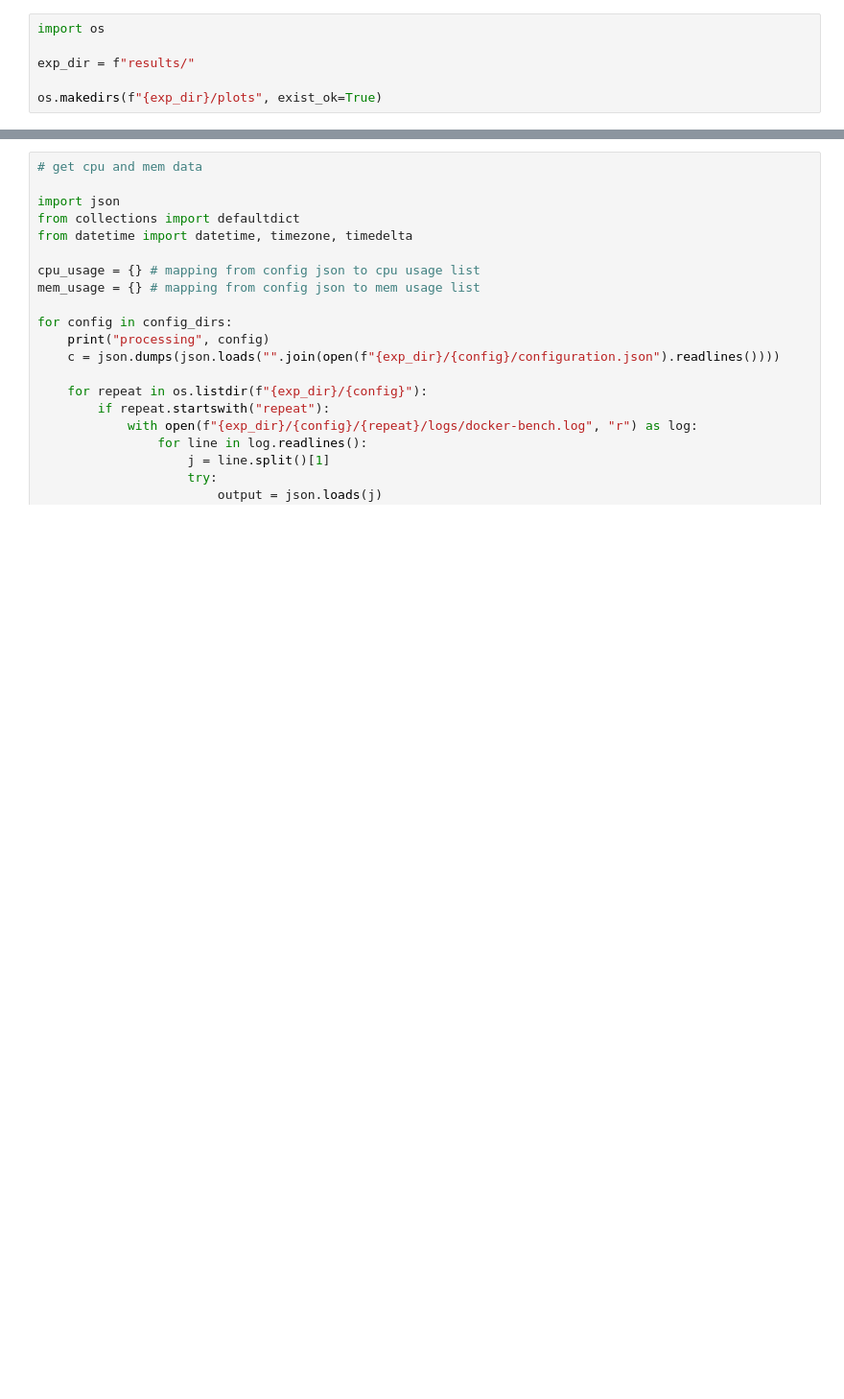
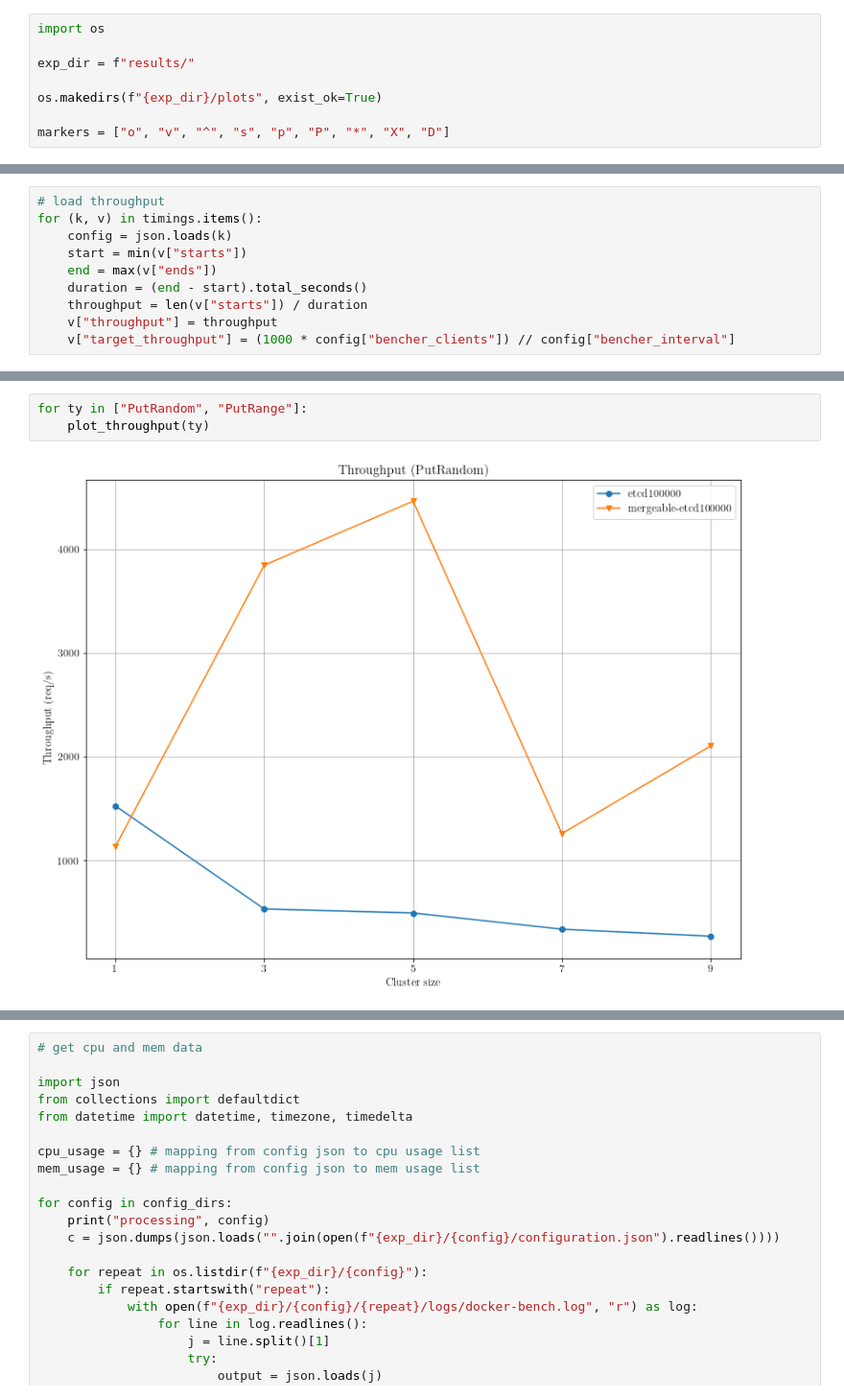
Before and after one commit to jeffa5/mergeable-etcd, a Jupyter notebook: experiments/distributed-bencher/analysis.ipynb, the cells around one changed output, grey strips where cells are left out. Shown at 96% size. Saved outputs shown, nothing was run; the diff lists cells and outputs as text; blank space fills up the shorter version.

```diff
--- a/experiments/distributed-bencher/analysis.ipynb
+++ b/experiments/distributed-bencher/analysis.ipynb
@@ -4,6 +4,8 @@ import os
 exp_dir = f"results/"
 
 os.makedirs(f"{exp_dir}/plots", exist_ok=True)
+
+markers = ["o", "v", "^", "s", "p", "P", "*", "X", "D"]
 # %%
 # latency cdfs data
 
@@ -83,0 +133,10 @@ series.describe()
+# %%
+# load throughput
+for (k, v) in timings.items():
+    config = json.loads(k)
+    start = min(v["starts"])
+    end = max(v["ends"])
+    duration = (end - start).total_seconds()
+    throughput = len(v["starts"]) / duration
+    v["throughput"] = throughput
+    v["target_throughput"] = (1000 * config["bencher_clients"]) // config["bencher_interval"]
@@ -83,0 +212,5 @@ series.describe()
+# %%
+for ty in ["PutRandom", "PutRange"]:
+    plot_throughput(ty)
+# %% [output]
+[figure, added]
```
Also changed, not shown: parts of 38 cells of this notebook, 15 other files.
